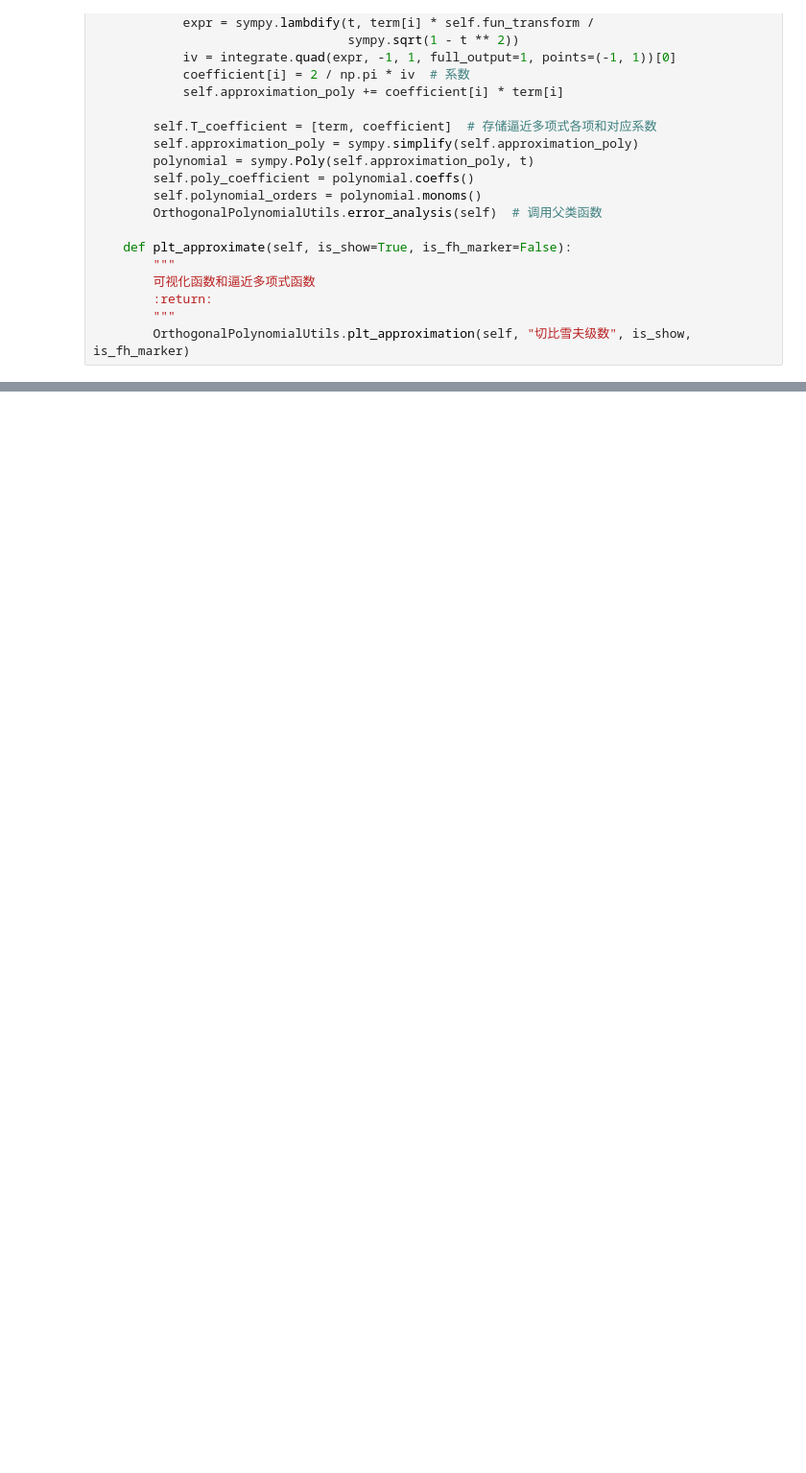
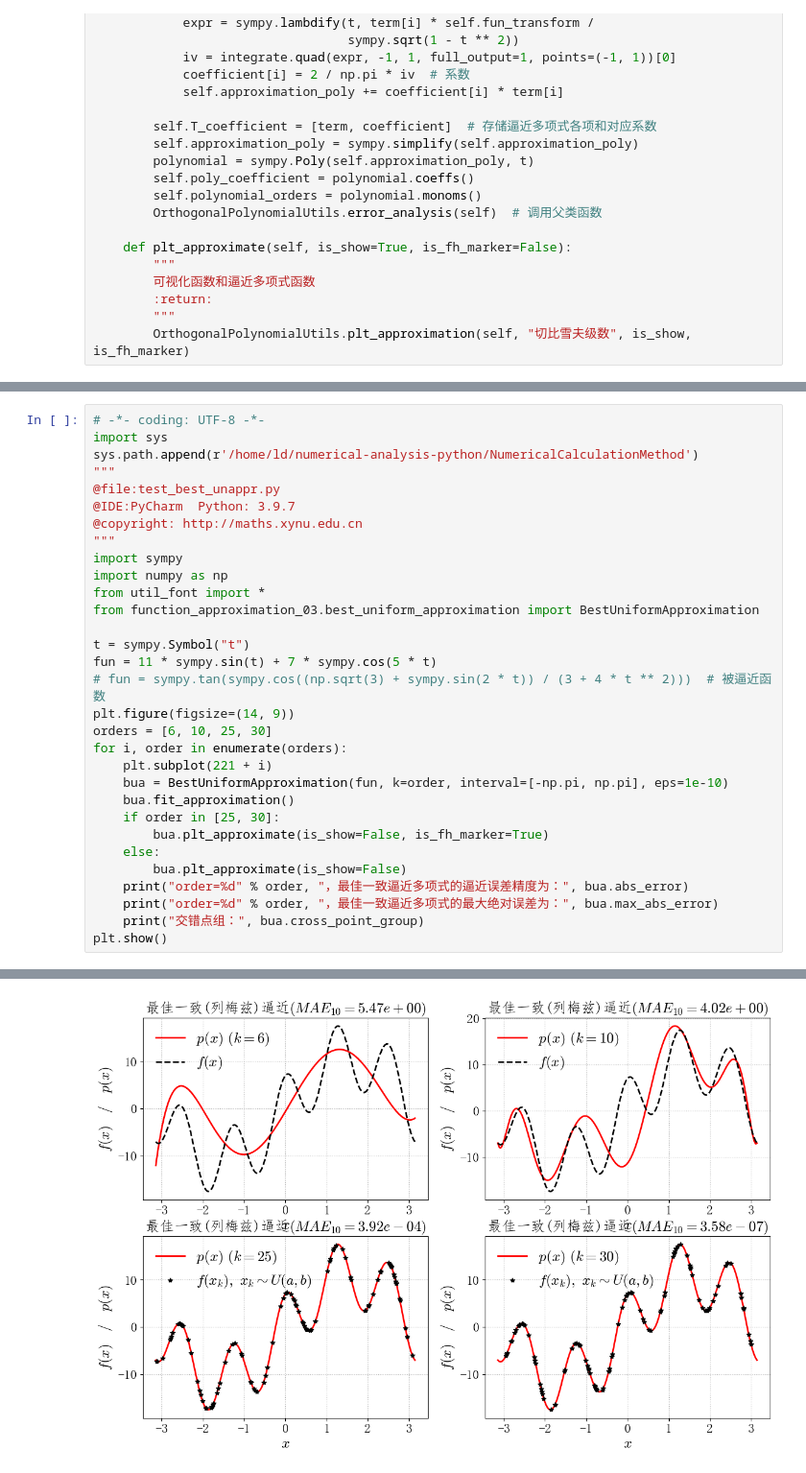
Before and after one commit to OUCBCGH/numerical-analysis-python, a Jupyter notebook: code/function_approximation_03/03_function_approximation.ipynb, the cells around one changed output, grey strips where cells are left out. Shown at 96% size. Drawn from its saved outputs; the diff is of its cells as text; blank space fills up the shorter version.

```diff
--- a/code/function_approximation_03/03_function_approximation.ipynb
+++ b/code/function_approximation_03/03_function_approximation.ipynb
@@ -460,0 +715,32 @@ plt.show()
+# %%
+# -*- coding: UTF-8 -*-
+import sys
+sys.path.append(r'/home/ld/numerical-analysis-python/NumericalCalculationMethod')
+"""
+@file:test_best_unappr.py
+@IDE:PyCharm  Python: 3.9.7
+@copyright: http://maths.xynu.edu.cn
+"""
+import sympy
+import numpy as np
+from util_font import *
+from function_approximation_03.best_uniform_approximation import BestUniformApproximation
+
+t = sympy.Symbol("t")
+fun = 11 * sympy.sin(t) + 7 * sympy.cos(5 * t)
+# fun = sympy.tan(sympy.cos((np.sqrt(3) + sympy.sin(2 * t)) / (3 + 4 * t ** 2)))  # 被逼近函数
+plt.figure(figsize=(14, 9))
+orders = [6, 10, 25, 30]
+for i, order in enumerate(orders):
+    plt.subplot(221 + i)
+    bua = BestUniformApproximation(fun, k=order, interval=[-np.pi, np.pi], eps=1e-10)
+    bua.fit_approximation()
+    if order in [25, 30]:
+        bua.plt_approximate(is_show=False, is_fh_marker=True)
+    else:
+        bua.plt_approximate(is_show=False)
+    print("order=%d" % order, "，最佳一致逼近多项式的逼近误差精度为：", bua.abs_error)
+    print("order=%d" % order, "，最佳一致逼近多项式的最大绝对误差为：", bua.max_abs_error)
+    print("交错点组：", bua.cross_point_group)
+plt.show()
+# %% [output]
@@ -460,0 +764 @@ plt.show()
+[figure, added]
```
Also changed, not shown: parts of 16 cells of this notebook, 3 other files.
